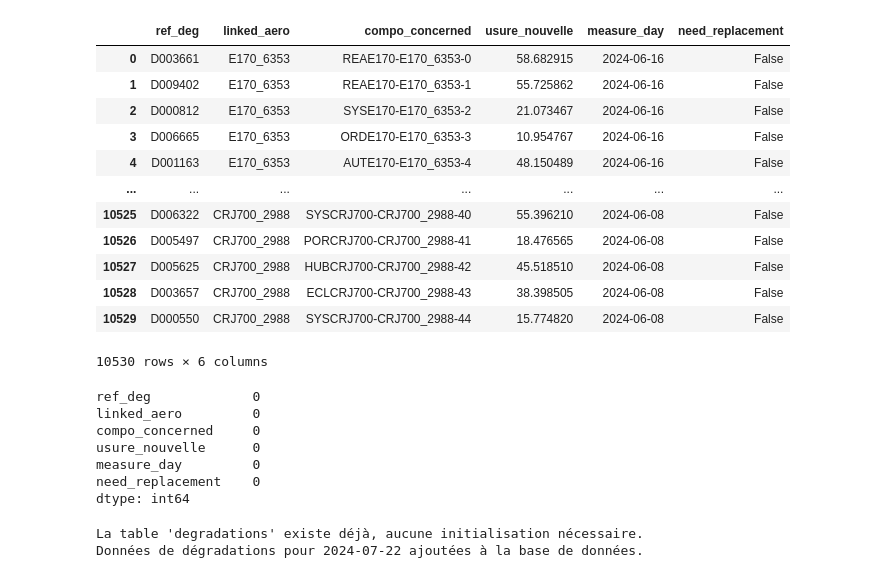
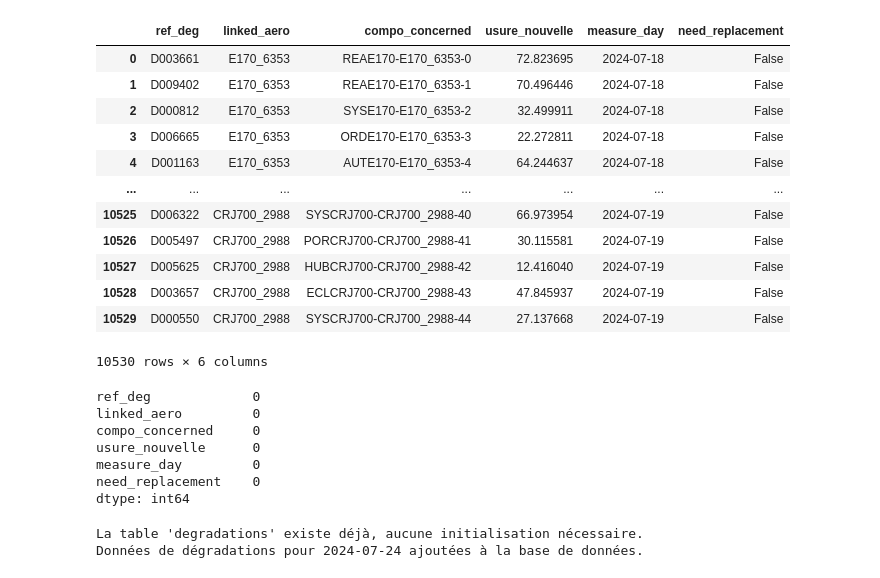
Before and after one commit to Andma45/Top_gun, a Jupyter notebook: recup_degradations_choisie.ipynb, the cells around one changed output. Saved outputs shown, nothing was run; the diff lists cells and outputs as text; code cells hidden in the pictures.

```diff
--- a/recup_degradations_choisie.ipynb
+++ b/recup_degradations_choisie.ipynb
@@ -4,21 +4,21 @@ import re
 import requests
 from sqlalchemy import create_engine, inspect
 # %%
-df_degra = pd.read_csv(r'http://sc-e.fr/docs/degradations_2024-06-16.csv')
+df_degra = pd.read_csv(r'http://sc-e.fr/docs/degradations_2024-07-19.csv')
 df_degra
 # %% [output]
 |  | ref_deg | linked_aero | compo_concerned | usure_nouvelle | measure_day | need_replacement |
-| 0 | D003661 | E170_6353 | REAE170-E170_6353-0 | 58.682915 | 2024-06-16 | False |
-| 1 | D009402 | E170_6353 | REAE170-E170_6353-1 | 55.725862 | 2024-06-16 | False |
-| 2 | D000812 | E170_6353 | SYSE170-E170_6353-2 | 21.073467 | 2024-06-16 | False |
-| 3 | D006665 | E170_6353 | ORDE170-E170_6353-3 | 10.954767 | 2024-06-16 | False |
-| 4 | D001163 | E170_6353 | AUTE170-E170_6353-4 | 48.150489 | 2024-06-16 | False |
+| 0 | D003661 | E170_6353 | REAE170-E170_6353-0 | 72.823695 | 2024-07-18 | False |
+| 1 | D009402 | E170_6353 | REAE170-E170_6353-1 | 70.496446 | 2024-07-18 | False |
+| 2 | D000812 | E170_6353 | SYSE170-E170_6353-2 | 32.499911 | 2024-07-18 | False |
+| 3 | D006665 | E170_6353 | ORDE170-E170_6353-3 | 22.272811 | 2024-07-18 | False |
+| 4 | D001163 | E170_6353 | AUTE170-E170_6353-4 | 64.244637 | 2024-07-18 | False |
 | ... | ... | ... | ... | ... | ... | ... |
-| 10525 | D006322 | CRJ700_2988 | SYSCRJ700-CRJ700_2988-40 | 55.396210 | 2024-06-08 | False |
-| 10526 | D005497 | CRJ700_2988 | PORCRJ700-CRJ700_2988-41 | 18.476565 | 2024-06-08 | False |
-| 10527 | D005625 | CRJ700_2988 | HUBCRJ700-CRJ700_2988-42 | 45.518510 | 2024-06-08 | False |
-| 10528 | D003657 | CRJ700_2988 | ECLCRJ700-CRJ700_2988-43 | 38.398505 | 2024-06-08 | False |
-| 10529 | D000550 | CRJ700_2988 | SYSCRJ700-CRJ700_2988-44 | 15.774820 | 2024-06-08 | False |
+| 10525 | D006322 | CRJ700_2988 | SYSCRJ700-CRJ700_2988-40 | 66.973954 | 2024-07-19 | False |
+| 10526 | D005497 | CRJ700_2988 | PORCRJ700-CRJ700_2988-41 | 30.115581 | 2024-07-19 | False |
+| 10527 | D005625 | CRJ700_2988 | HUBCRJ700-CRJ700_2988-42 | 12.416040 | 2024-07-19 | False |
+| 10528 | D003657 | CRJ700_2988 | ECLCRJ700-CRJ700_2988-43 | 47.845937 | 2024-07-19 | False |
+| 10529 | D000550 | CRJ700_2988 | SYSCRJ700-CRJ700_2988-44 | 27.137668 | 2024-07-19 | False |
 10530 rows × 6 columns
 # %%
 df_degra.isnull().sum()
@@ -39,7 +39,7 @@ from sqlalchemy import create_engine, inspect
 # Configurer la connexion à la base de données
 db_path = r'C:\Document\Python\Projet\Projet_3\Top_gun\bdd_sql\top_gun_data_1.db'
 engine = create_engine(f'sqlite:///{db_path}')
-date_defini = '2024-07-22'
+date_defini = '2024-07-24'
 
 # Fonction pour supprimer l'heure, les minutes et les secondes représentant une date et une heure
 def supprimer_heure_minutes_secondes(chaine):
@@ -114,4 +114,4 @@ initialize_database_degradations(engine)
 recup_degradations(date_defini, engine)
 # %% [output]
 La table 'degradations' existe déjà, aucune initialisation nécessaire.
-Données de dégradations pour 2024-07-22 ajoutées à la base de données.
+Données de dégradations pour 2024-07-24 ajoutées à la base de données.
```
Also changed, not shown: 5 other files.
